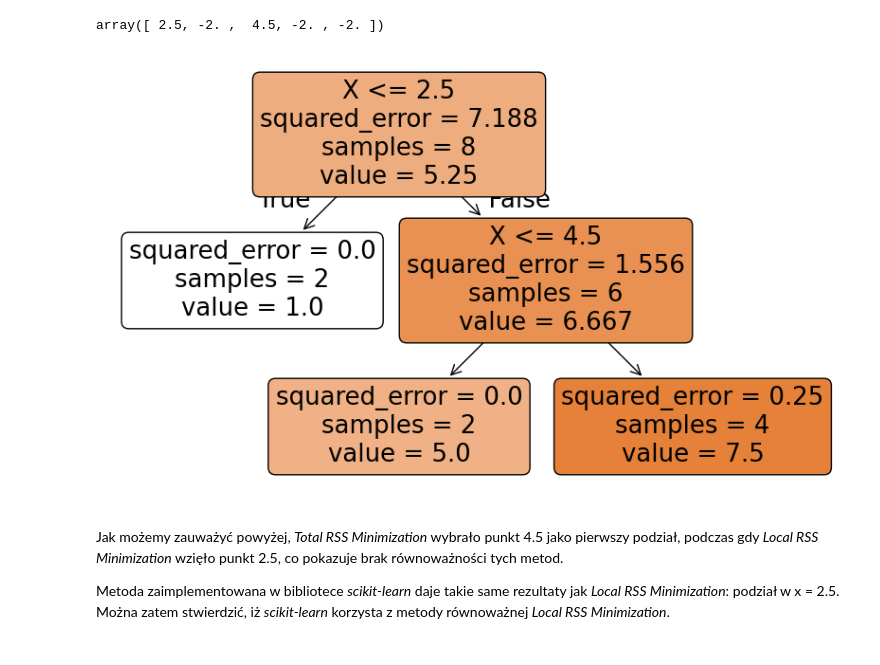
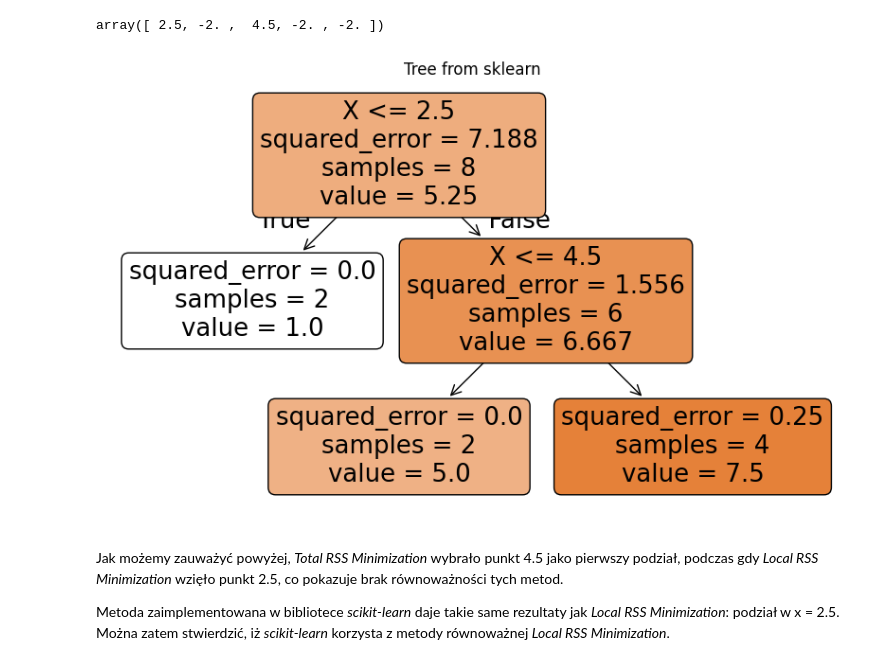
Before and after one commit to MichalSlowakiewicz/Machine-Learning, a Jupyter notebook: Homework6.ipynb, the cells around one changed output. Cells and saved outputs as stored; diff of their text form; code cells hidden in the pictures.

```diff
--- a/Homework6.ipynb
+++ b/Homework6.ipynb
@@ -206,10 +206,11 @@ array([ 2.5, -2. ,  4.5, -2. , -2. ])
 # %%
 from sklearn.tree import  plot_tree
 plt.figure(figsize=(10, 6))
 plot_tree(dt, filled=True, feature_names=["X"], rounded=True)
+plt.title('Tree from sklearn')
 plt.show()
 # %% [output]
-[figure, old version]
+[figure, new version]
 # %% [markdown]
 Jak możemy zauważyć powyżej, *Total RSS Minimization* wybrało punkt 4.5 jako pierwszy podział, podczas gdy *Local RSS Minimization* wzięło punkt 2.5, co pokazuje brak równoważności tych metod.
 
```
